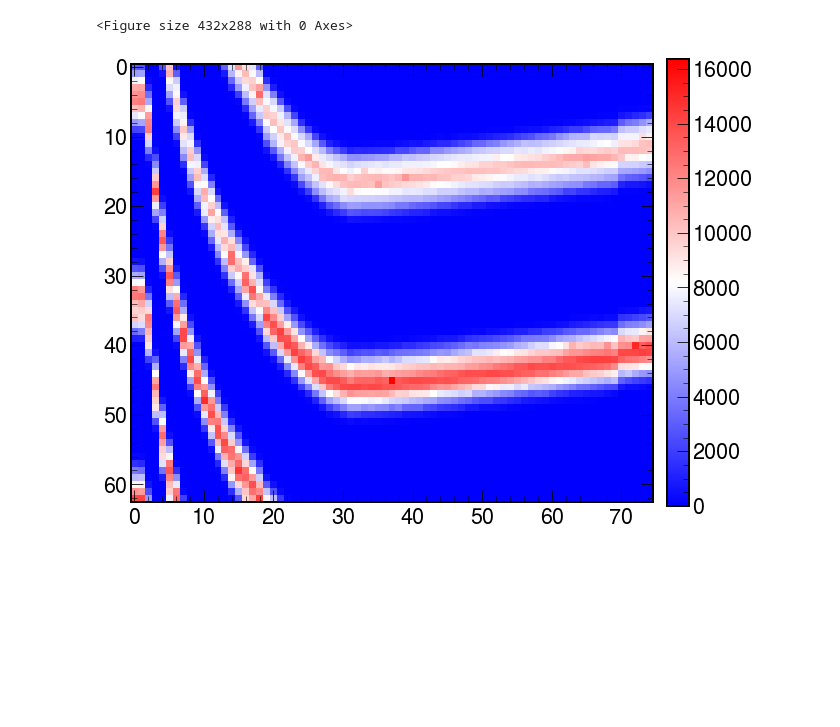
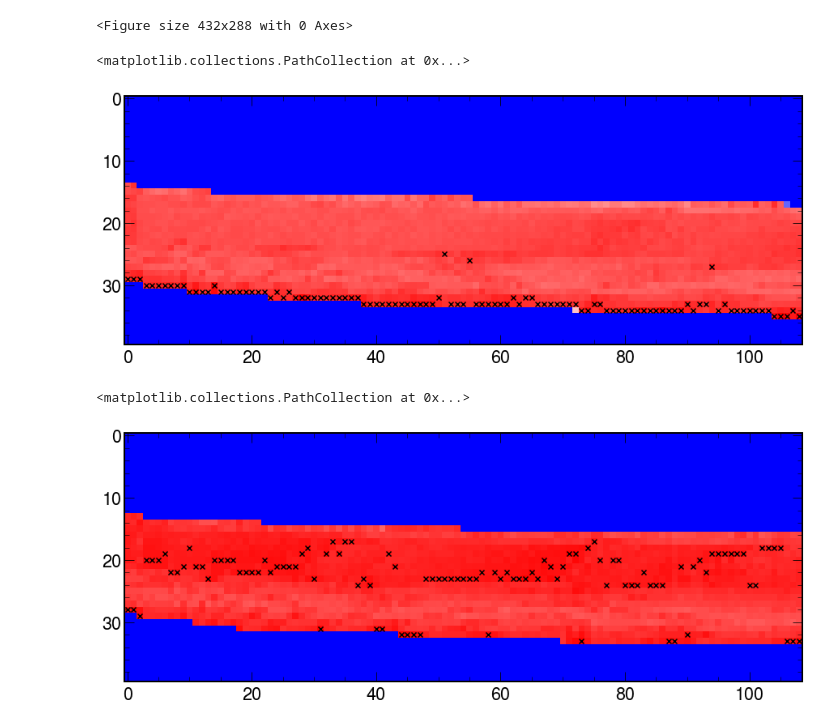
Before and after one commit to dnoonan08/ObelixTID_Sep2022, a Jupyter notebook: PlotETXPhaseScans.ipynb, the cells around one changed output. Saved outputs shown, nothing was run; the diff lists cells and outputs as text; code cells hidden in the pictures; blank space fills up the shorter version.

```diff
--- a/PlotETXPhaseScans.ipynb
+++ b/PlotETXPhaseScans.ipynb
@@ -21,3 +34,24 @@ df.sort_index(inplace=True)
+# %%
+def consecutive(data, stepsize=1):
+    return np.split(data, np.where(np.diff(data) != stepsize)[0]+1)
+
+def get_max_width(err_counts):
+    max_width_by_ch = []
+    second_max_width_by_ch = []
+    err_wrapped=np.concatenate([err_counts,err_counts[:4]])
+    for ch in range(12):
+        x = err_wrapped[:,ch]
+        phases = consecutive(np.argwhere(x<=1).flatten())
+        sizes = [np.size(a) for a in phases]
+        max_width = max(sizes)
+        sizes.remove(max_width)
+        try:
+            second_max_width = max(sizes)
+        except:
+            second_max_width = 0
+        max_width_by_ch.append(max_width)
+        second_max_width_by_ch.append(second_max_width)
+    return np.array([max_width_by_ch,second_max_width_by_ch])
 # %%
 def getPhase(fName):
     try:
@@ -30,9 +66,3 @@ for capSel in [25,26,27,28,29,30,31,56,57,58,59]:
     df[f'phaseScan_1p20V_CapSel{capSel}']=df['Timestamp'].apply(lambda x: getPhase(f'phaseScans/board_10/voltage_1_20/{x}/eTx_DelayScan_CapSelect_{capSel}.csv'))
     df[f'phaseScan_1p08V_CapSel{capSel}']=df['Timestamp'].apply(lambda x: getPhase(f'phaseScans/board_10/voltage_1_08/{x}/eTx_DelayScan_CapSelect_{capSel}.csv'))
     df[f'phaseScan_1p32V_CapSel{capSel}']=df['Timestamp'].apply(lambda x: getPhase(f'phaseScans/board_10/voltage_1_32/{x}/eTx_DelayScan_CapSelect_{capSel}.csv'))
-# %%
-x=np.array(list(df.phaseScan_1p20V_CapSel56.values))
-plt.imshow(x[:,:,0].T,cmap=mpl.colormaps['bwr'])
-plt.colorbar(fraction=0.04, pad=.025);
-# %% [output]
-[figure, removed]
@@ -38,0 +76,12 @@ plt.colorbar(fraction=0.04, pad=.025);
+# %%
+m=[]
+for c in capBankVals:
+    m.append(np.array(list(df_bestPhase[f'phaseScan_1p20V_CapSel{c}_width'].values)).mean(axis=1))
+m=np.array(m)
+
+fig=plt.figure(figsize=(15,8))
+plt.imshow(m,cmap=mpl.colormaps['bwr'])
+plt.scatter(np.arange(m.shape[1]),m.argmax(axis=0),marker='x',color='k')
+# %% [output]
+<matplotlib.collections.PathCollection at 0x...>
+[figure, added]
@@ -38,0 +90,12 @@ plt.colorbar(fraction=0.04, pad=.025);
+# %%
+m=[]
+for c in capBankVals:
+    m.append(np.array(list(df_bestPhase[f'phaseScan_1p32V_CapSel{c}_width'].values)).mean(axis=1))
+m=np.array(m)
+
+fig=plt.figure(figsize=(15,8))
+plt.imshow(m,cmap=mpl.colormaps['bwr'])
+plt.scatter(np.arange(m.shape[1]),m.argmax(axis=0),marker='x',color='k')
+# %% [output]
+<matplotlib.collections.PathCollection at 0x...>
+[figure, added]
```
Also changed, not shown: parts of 11 cells of this notebook, 3 other files.
